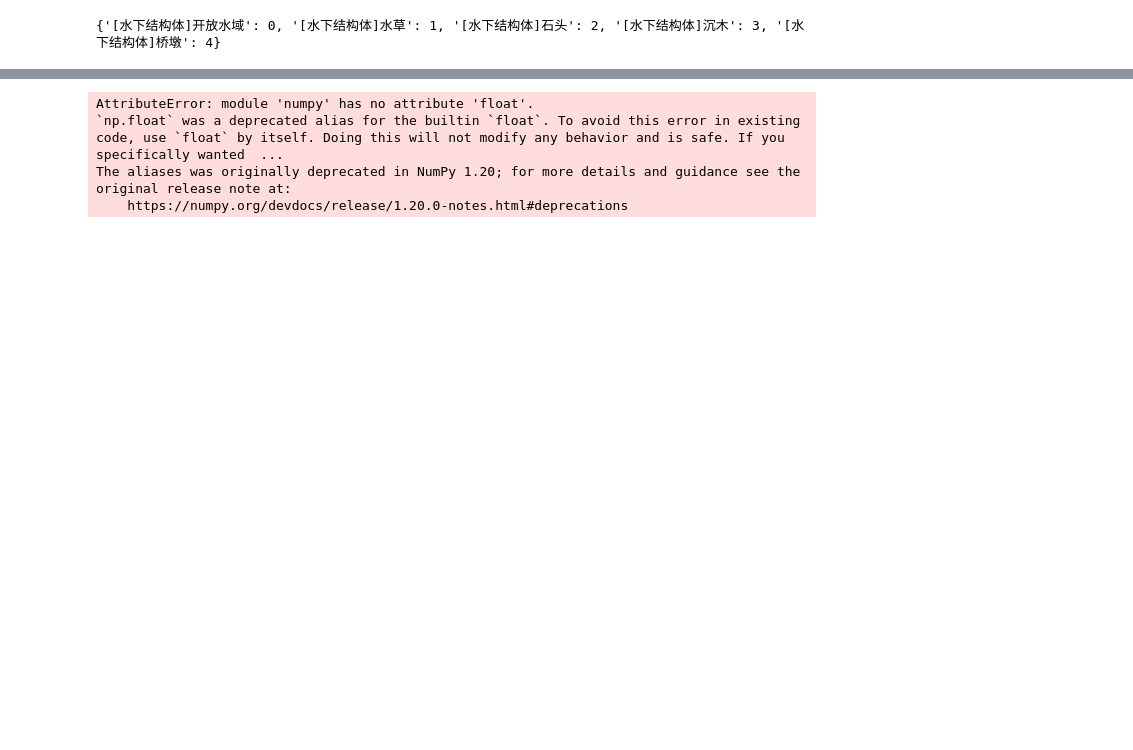
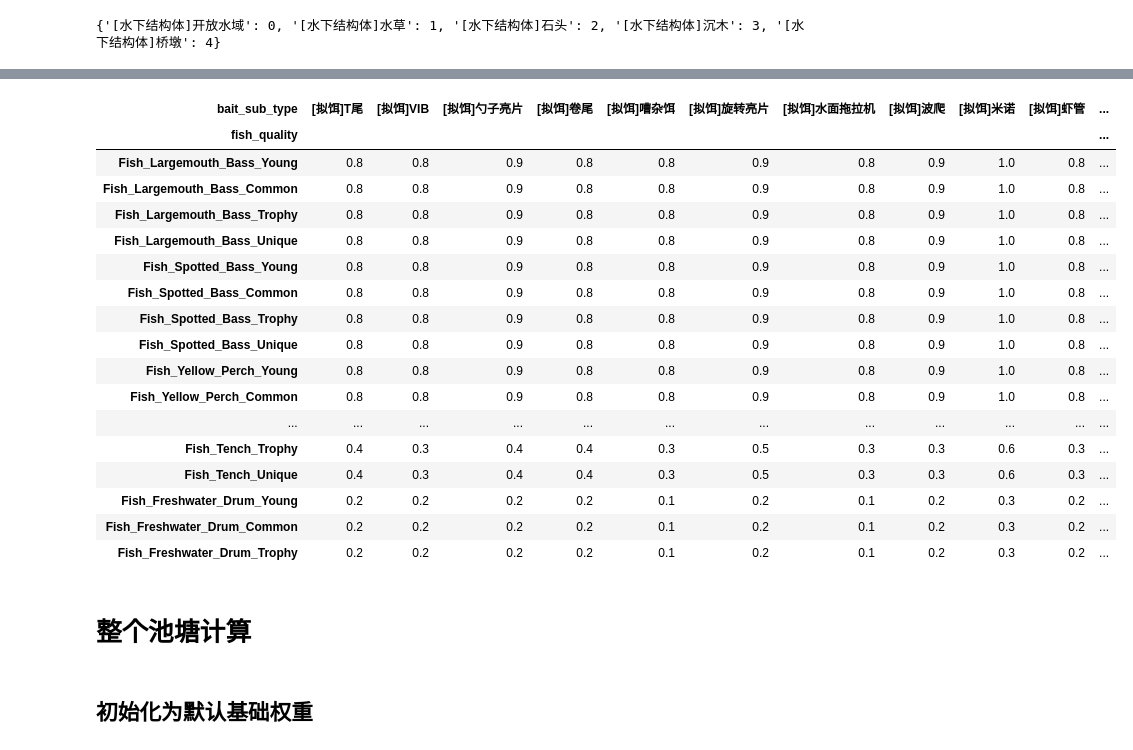
Before and after one commit to futouyiba/StatDemo, a Jupyter notebook: vectorizedConfigsVisualizer.ipynb, the cells around one changed output, grey strips where cells are left out. Saved outputs shown, nothing was run; the diff lists cells and outputs as text; code cells hidden in the pictures; blank space fills up the shorter version.

```diff
--- a/vectorizedConfigsVisualizer.ipynb
+++ b/vectorizedConfigsVisualizer.ipynb
@@ -595,0 +612,10 @@ fishToWaterLayerAffDf
+# %%
+baitSubTypeDf = pd.read_excel('configs/xlsx_channel/2001/fish_env_affinity.xlsx', sheet_name='BaitTypeAffinity', header=1, skiprows=[2,3])
+baitSubTypeDf.head()
+# baitSubTypeDf.set_index('name', inplace=True)
+baitTypePivot = baitSubTypeDf.pivot(
+    index='bait_type_coeff',
+    columns='bait_sub_type',
+    values='coeff'
+)
+baitTypePivot
@@ -596,10 +630,35 @@ fishToWaterLayerAffDf
+# %%
+fishToBaitAffinityDf = baitTypePivot.loc[selectedFishEnvAffinityDf['bait_type_coeff'].values]
+fishToBaitAffinityDf.index = fishNames
+fishToBaitAffinityDf.index.name = 'fish_quality'
+fishToBaitAffinityDf
+# %% [output]
+| bait_sub_type | [拟饵]T尾 | [拟饵]VIB | [拟饵]勺子亮片 | [拟饵]卷尾 | [拟饵]嘈杂饵 | [拟饵]旋转亮片 | [拟饵]水面拖拉机 | [拟饵]波爬 | [拟饵]米诺 | [拟饵]虾管 | ... |
+| fish_quality |  |  |  |  |  |  |  |  |  |  | ... |
+| Fish_Largemouth_Bass_Young | 0.8 | 0.8 | 0.9 | 0.8 | 0.8 | 0.9 | 0.8 | 0.9 | 1.0 | 0.8 | ... |
+| Fish_Largemouth_Bass_Common | 0.8 | 0.8 | 0.9 | 0.8 | 0.8 | 0.9 | 0.8 | 0.9 | 1.0 | 0.8 | ... |
+| Fish_Largemouth_Bass_Trophy | 0.8 | 0.8 | 0.9 | 0.8 | 0.8 | 0.9 | 0.8 | 0.9 | 1.0 | 0.8 | ... |
+| Fish_Largemouth_Bass_Unique | 0.8 | 0.8 | 0.9 | 0.8 | 0.8 | 0.9 | 0.8 | 0.9 | 1.0 | 0.8 | ... |
+| Fish_Spotted_Bass_Young | 0.8 | 0.8 | 0.9 | 0.8 | 0.8 | 0.9 | 0.8 | 0.9 | 1.0 | 0.8 | ... |
+| Fish_Spotted_Bass_Common | 0.8 | 0.8 | 0.9 | 0.8 | 0.8 | 0.9 | 0.8 | 0.9 | 1.0 | 0.8 | ... |
+| Fish_Spotted_Bass_Trophy | 0.8 | 0.8 | 0.9 | 0.8 | 0.8 | 0.9 | 0.8 | 0.9 | 1.0 | 0.8 | ... |
+| Fish_Spotted_Bass_Unique | 0.8 | 0.8 | 0.9 | 0.8 | 0.8 | 0.9 | 0.8 | 0.9 | 1.0 | 0.8 | ... |
+| Fish_Yellow_Perch_Young | 0.8 | 0.8 | 0.9 | 0.8 | 0.8 | 0.9 | 0.8 | 0.9 | 1.0 | 0.8 | ... |
+| Fish_Yellow_Perch_Common | 0.8 | 0.8 | 0.9 | 0.8 | 0.8 | 0.9 | 0.8 | 0.9 | 1.0 | 0.8 | ... |
+| ... | ... | ... | ... | ... | ... | ... | ... | ... | ... | ... | ... |
+| Fish_Tench_Trophy | 0.4 | 0.3 | 0.4 | 0.4 | 0.3 | 0.5 | 0.3 | 0.3 | 0.6 | 0.3 | ... |
+| Fish_Tench_Unique | 0.4 | 0.3 | 0.4 | 0.4 | 0.3 | 0.5 | 0.3 | 0.3 | 0.6 | 0.3 | ... |
+| Fish_Freshwater_Drum_Young | 0.2 | 0.2 | 0.2 | 0.2 | 0.1 | 0.2 | 0.1 | 0.2 | 0.3 | 0.2 | ... |
+| Fish_Freshwater_Drum_Common | 0.2 | 0.2 | 0.2 | 0.2 | 0.1 | 0.2 | 0.1 | 0.2 | 0.3 | 0.2 | ... |
+| Fish_Freshwater_Drum_Trophy | 0.2 | 0.2 | 0.2 | 0.2 | 0.1 | 0.2 | 0.1 | 0.2 | 0.3 | 0.2 | ... |
+# %% [markdown]
+# 整个池塘计算
+# %% [markdown]
+## 初始化为默认基础权重
 # %%
 # 设置temp_pond_np的shape与material_np相同
 temp_pond_np = np.zeros(material_np.shape, dtype=float)
 waterlayer_pond_np = np.zeros(material_np.shape, dtype=np.int64)
 # waterlayer_pond_np = waterlayer_pond_np.astype(np.int32)
+struct_pond_np = np.zeros(material_np.shape, dtype=np.int64)
+PondFishProbNp = np.zeros((fishNames.size, map_length, map_width, map_depth), dtype=float)
-# %% [output]
-AttributeError: module 'numpy' has no attribute 'float'.
-`np.float` was a deprecated alias for the builtin `float`. To avoid this error in existing code, use `float` by itself. Doing this will not modify any behavior and is safe. If you specifically wanted  ...
-The aliases was originally deprecated in NumPy 1.20; for more details and guidance see the original release note at:
-    https://numpy.org/devdocs/release/1.20.0-notes.html#deprecations
```
Also changed, not shown: parts of 55 cells of this notebook.
